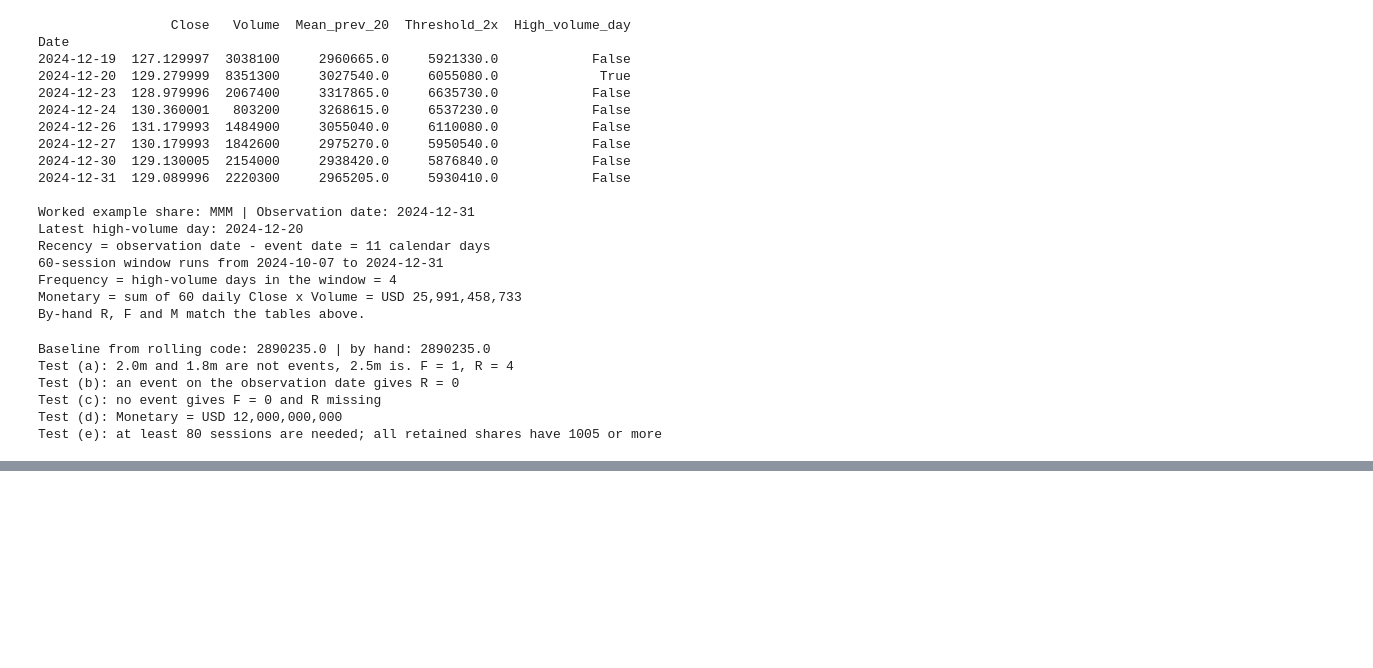
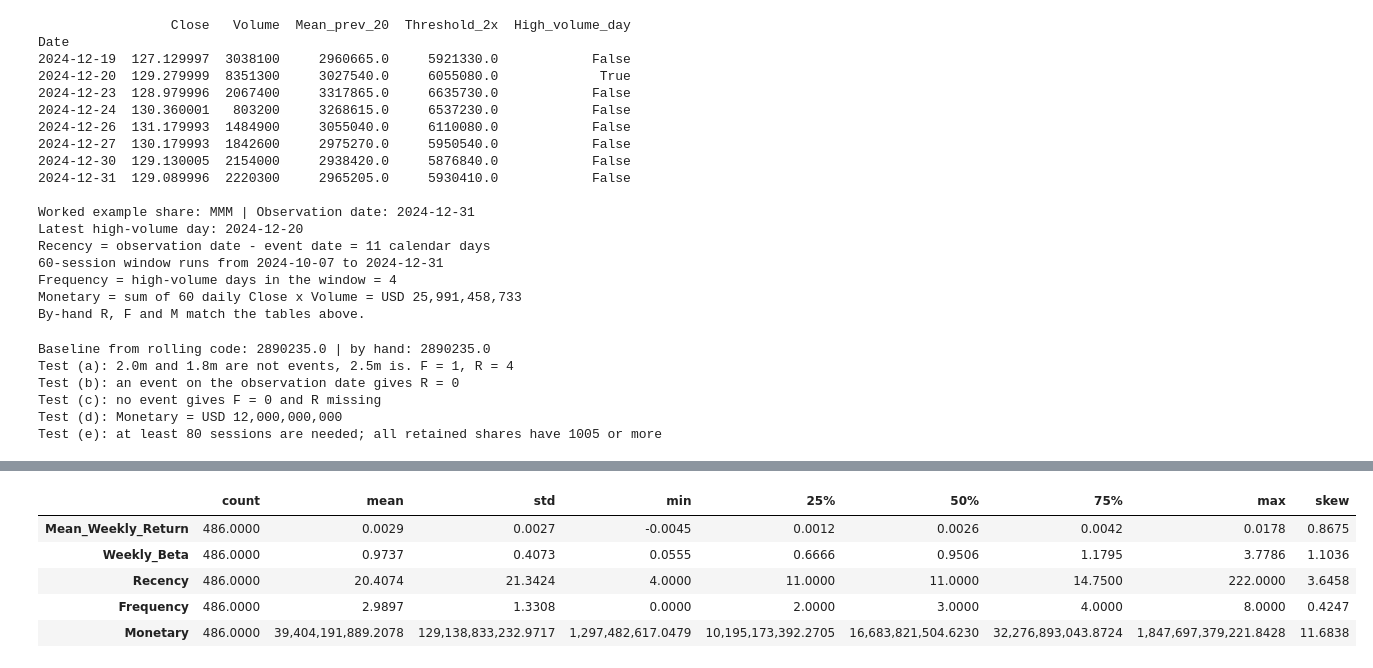
Before and after one commit to shahlyfayeek/crm-cwk1-stock-segmentation, a Jupyter notebook: CRM_CWK1_20521398.ipynb, the cells around one changed output, grey strips where cells are left out. Saved outputs shown, nothing was run; the diff lists cells and outputs as text; code cells hidden in the pictures; blank space fills up the shorter version.

```diff
--- a/CRM_CWK1_20521398.ipynb
+++ b/CRM_CWK1_20521398.ipynb
@@ -704,0 +746,14 @@ Test (e): at least 80 sessions are needed; all retained shares have 1005 or more
+# %%
+# Feature summaries
+summary = features[model_cols].describe().T
+summary['skew'] = features[model_cols].skew()
+pd.options.display.float_format = '{:,.4f}'.format
+summary.to_csv(DATA_DIR + '/feature_summary.csv')
+summary
+# %% [output]
+|  | count | mean | std | min | 25% | 50% | 75% | max | skew |
+| Mean_Weekly_Return | 486.0000 | 0.0029 | 0.0027 | -0.0045 | 0.0012 | 0.0026 | 0.0042 | 0.0178 | 0.8675 |
+| Weekly_Beta | 486.0000 | 0.9737 | 0.4073 | 0.0555 | 0.6666 | 0.9506 | 1.1795 | 3.7786 | 1.1036 |
+| Recency | 486.0000 | 20.4074 | 21.3424 | 4.0000 | 11.0000 | 11.0000 | 14.7500 | 222.0000 | 3.6458 |
+| Frequency | 486.0000 | 2.9897 | 1.3308 | 0.0000 | 2.0000 | 3.0000 | 4.0000 | 8.0000 | 0.4247 |
+| Monetary | 486.0000 | 39,404,191,889.2078 | 129,138,833,232.9717 | 1,297,482,617.0479 | 10,195,173,392.2705 | 16,683,821,504.6230 | 32,276,893,043.8724 | 1,847,697,379,221.8428 | 11.6838 |
```
Also changed, not shown: parts of 3 cells of this notebook.
